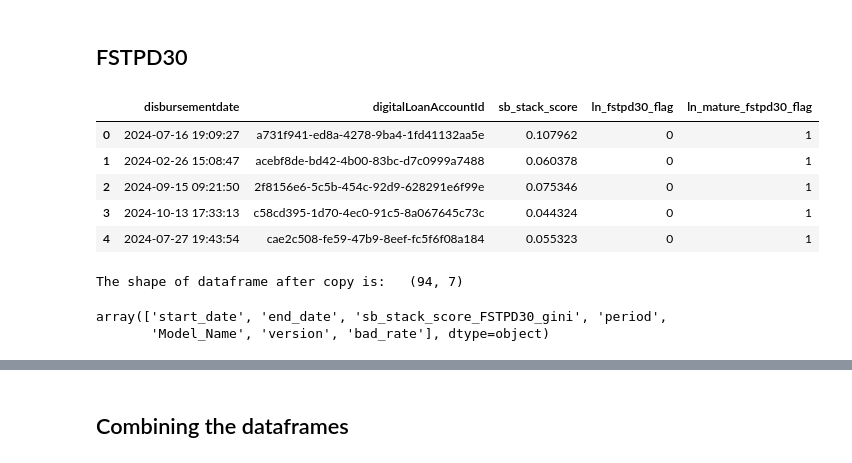
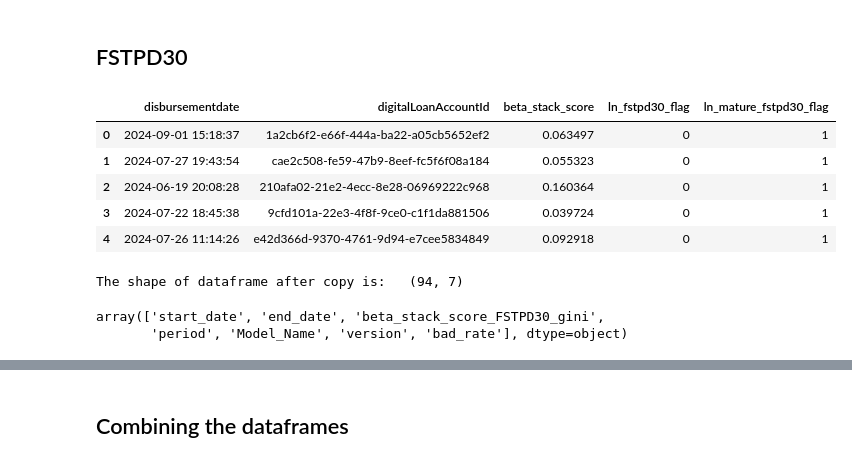
Before and after one commit to dchakroborti-tonik/Model_Monitoring, a Jupyter notebook: Gini Monitoring/Model_Gini_Calculation20250317.ipynb, the cells around one changed output, grey strips where cells are left out. Cells and saved outputs as stored; diff of their text form; code cells hidden in the pictures.

```diff
--- a/Gini Monitoring/Model_Gini_Calculation20250317.ipynb
+++ b/Gini Monitoring/Model_Gini_Calculation20250317.ipynb
@@ -1098,5 +1097,5 @@ df_s_cic_scorefpd30.head()
 # %%
-gini_results = calculate_periodic_gini(df_s_cic_scorefpd30, 's_cic_score', 'ln_fpd30_flag', 'FPD30')
+gini_results = calculate_periodic_gini(df_s_cic_scorefpd30, 'cic_score', 'ln_fpd30_flag', 'FPD30')
 s_cic_scoreFPD30 = gini_results.copy()
 print(f"The shape of dataframe after copy is:\t{s_cic_scoreFPD30.shape}")
 s_cic_scoreFPD30.columns.values
@@ -1155,7 +1154,7 @@ select * from s_cic_score;
 
 df_s_cic_scorefspd30 = client.query(sq).to_dataframe(progress_bar_type='tqdm')
 # %%
-gini_results = calculate_periodic_gini(df_s_cic_scorefspd30, 's_cic_score', 'ln_fspd30_flag', 'FSPD30')
+gini_results = calculate_periodic_gini(df_s_cic_scorefspd30, 'cic_score', 'ln_fspd30_flag', 'FSPD30')
 s_cic_scoreFSPD30 = gini_results.copy()
 print(f"The shape of dataframe after copy is:\t{s_cic_scoreFSPD30.shape}")
 s_cic_scoreFSPD30.columns.values
@@ -1214,7 +1213,7 @@ select * from s_cic_score;
 
 df_s_cic_scorefstpd30 = client.query(sq).to_dataframe(progress_bar_type='tqdm')
 # %%
-gini_results = calculate_periodic_gini(df_s_cic_scorefstpd30, 's_cic_score', 'ln_fstpd30_flag', 'FSTPD30')
+gini_results = calculate_periodic_gini(df_s_cic_scorefstpd30, 'cic_score', 'ln_fstpd30_flag', 'FSTPD30')
 s_cic_scoreFSTPD30 = gini_results.copy()
 print(f"The shape of dataframe after copy is:\t{s_cic_scoreFSTPD30.shape}")
 s_cic_scoreFSTPD30.columns.values
@@ -1265,6 +1263,6 @@ array(['start_date', 'end_date', 's_cic_score_FPD10_gini', 'period',
 # %%
 final_df = final_df[['start_date', 'end_date', 'period',
-       'Model_Name', 'version', 'bad_rate','s_cic_score_FPD10_gini','s_cic_score_FPD30_gini', 's_cic_score_FSPD30_gini', 's_cic_score_FSTPD30_gini']].copy()
+       'Model_Name', 'version', 'bad_rate','cic_score_FPD10_gini','cic_score_FPD30_gini', 'cic_score_FSPD30_gini', 'cic_score_FSTPD30_gini']].copy()
 # %% [markdown]
 ## Creating the table
 # %%
@@ -1532,49 +1530,49 @@ M3FSPD30.tail()
 # sb_stack_score
 
 sq = """
 with sb_stack_score as
 (SELECT
     ln_disb_dtime disbursementdate,
 	digitalLoanAccountId,
-    beta_stack_score sb_stack_score,
+    beta_stack_score,
     ln_fstpd30_flag,
 	ln_mature_fstpd30_flag,
 	FROM
     risk_mart.sil_risk_ds_master_20230101_20250309
   WHERE
      -- ln_disb_dtime >= '2023-07-01'
     ln_appln_submit_datetime >= '2023-06-01'
   -- AND
   --   format_date('%Y-%m', ln_disb_dtime) = '2024-09'
   AND
     ln_fstpd30_flag is not null
   AND
     beta_stack_score is not null
   AND
     ln_mature_fstpd30_flag = 1
 )
 select * from sb_stack_score;
 """
 
 df_sb_stack_scorefstpd30 = client.query(sq).to_dataframe(progress_bar_type='tqdm')
 
 df_sb_stack_scorefstpd30.head()
 # %% [output]
-|  | disbursementdate | digitalLoanAccountId | sb_stack_score | ln_fstpd30_flag | ln_mature_fstpd30_flag |
-| 0 | 2024-07-16 19:09:27 | a731f941-ed8a-4278-9ba4-1fd41132aa5e | 0.107962 | 0 | 1 |
-| 1 | 2024-02-26 15:08:47 | acebf8de-bd42-4b00-83bc-d7c0999a7488 | 0.060378 | 0 | 1 |
-| 2 | 2024-09-15 09:21:50 | 2f8156e6-5c5b-454c-92d9-628291e6f99e | 0.075346 | 0 | 1 |
-| 3 | 2024-10-13 17:33:13 | c58cd395-1d70-4ec0-91c5-8a067645c73c | 0.044324 | 0 | 1 |
-| 4 | 2024-07-27 19:43:54 | cae2c508-fe59-47b9-8eef-fc5f6f08a184 | 0.055323 | 0 | 1 |
+|  | disbursementdate | digitalLoanAccountId | beta_stack_score | ln_fstpd30_flag | ln_mature_fstpd30_flag |
+| 0 | 2024-09-01 15:18:37 | 1a2cb6f2-e66f-444a-ba22-a05cb5652ef2 | 0.063497 | 0 | 1 |
+| 1 | 2024-07-27 19:43:54 | cae2c508-fe59-47b9-8eef-fc5f6f08a184 | 0.055323 | 0 | 1 |
+| 2 | 2024-06-19 20:08:28 | 210afa02-21e2-4ecc-8e28-06969222c968 | 0.160364 | 0 | 1 |
+| 3 | 2024-07-22 18:45:38 | 9cfd101a-22e3-4f8f-9ce0-c1f1da881506 | 0.039724 | 0 | 1 |
+| 4 | 2024-07-26 11:14:26 | e42d366d-9370-4761-9d94-e7cee5834849 | 0.092918 | 0 | 1 |
 # %%
-gini_results = calculate_periodic_gini(df_sb_stack_scorefstpd30, 'sb_stack_score', 'ln_fstpd30_flag', 'FSTPD30')
+gini_results = calculate_periodic_gini(df_sb_stack_scorefstpd30, 'beta_stack_score', 'ln_fstpd30_flag', 'FSTPD30')
 M4FSTPD30 = gini_results.copy()
 print(f"The shape of dataframe after copy is:\t{M4FSTPD30.shape}")
 M4FSTPD30.columns.values
 # %% [output]
 The shape of dataframe after copy is:   (94, 7)
-array(['start_date', 'end_date', 'sb_stack_score_FSTPD30_gini', 'period',
-       'Model_Name', 'version', 'bad_rate'], dtype=object)
+array(['start_date', 'end_date', 'beta_stack_score_FSTPD30_gini',
+       'period', 'Model_Name', 'version', 'bad_rate'], dtype=object)
 # %%
 M4FSTPD30.describe()
 # %% [output]
```
Also changed, not shown: parts of 144 cells of this notebook, 1 other file.
